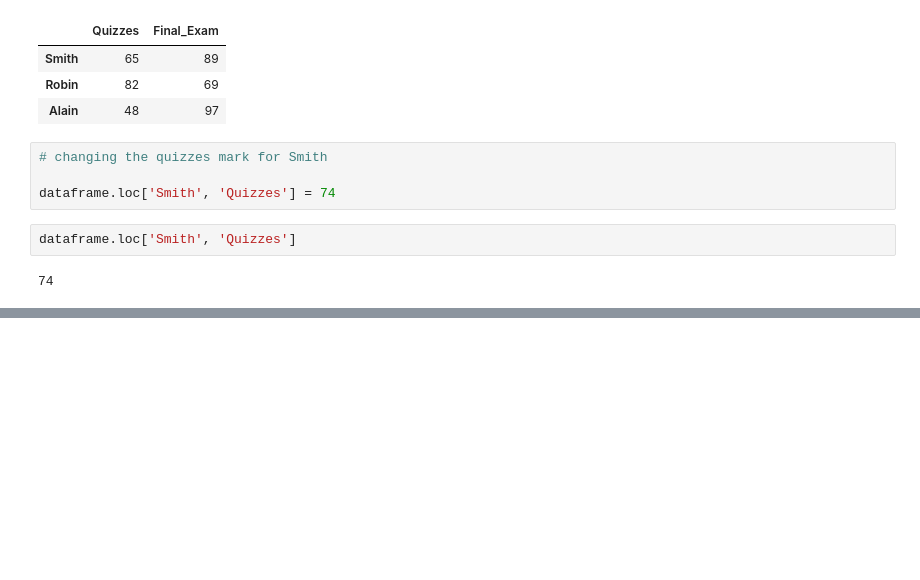
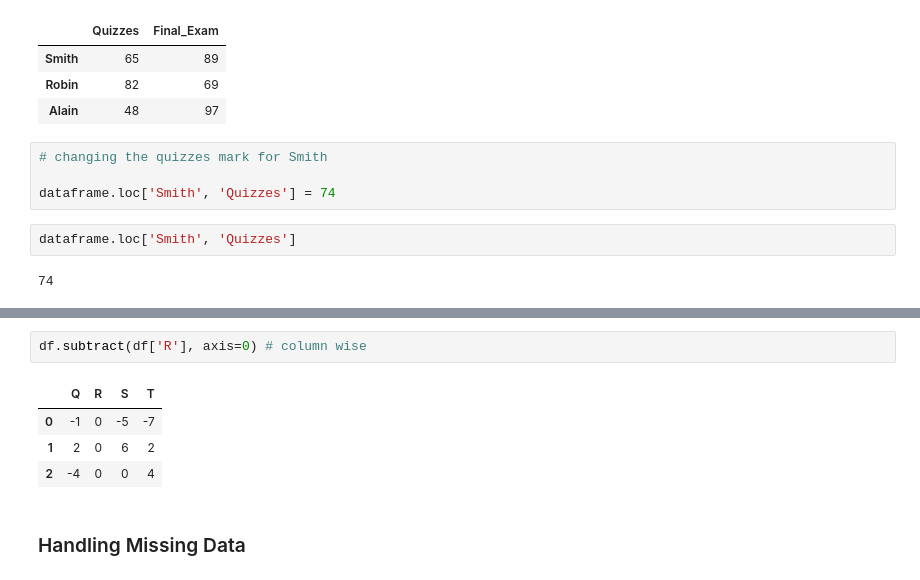
Before and after one commit to ali-d-nasseri/Python-Tutorials, a Jupyter notebook: Pandas-Analysis-Kaggle-Survey.ipynb, the cells around one changed output, grey strips where cells are left out. Saved outputs shown, nothing was run; the diff lists cells and outputs as text; blank space fills up the shorter version.

```diff
--- a/Pandas-Analysis-Kaggle-Survey.ipynb
+++ b/Pandas-Analysis-Kaggle-Survey.ipynb
@@ -535,0 +678,9 @@ dataframe.loc['Smith', 'Quizzes']
+# %%
+df.subtract(df['R'], axis=0) # column wise
+# %% [output]
+|  | Q | R | S | T |
+| 0 | -1 | 0 | -5 | -7 |
+| 1 | 2 | 0 | 6 | 2 |
+| 2 | -4 | 0 | 0 | 4 |
+# %% [markdown]
+### Handling Missing Data
```
Also changed, not shown: parts of 26 cells of this notebook.
